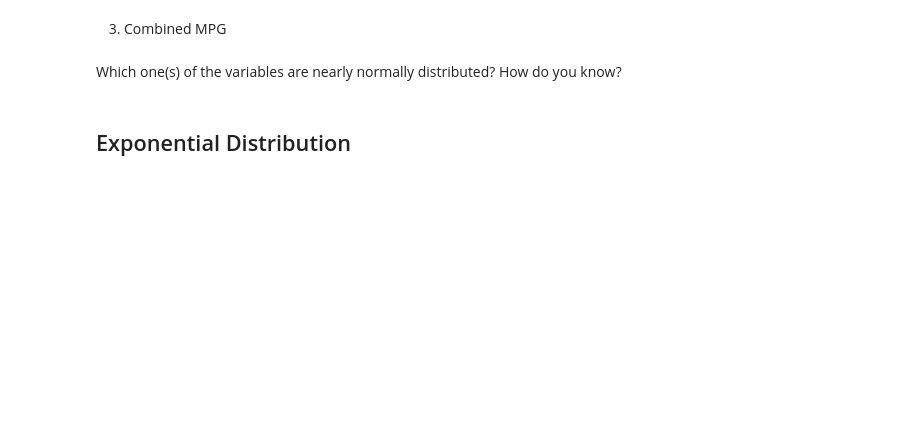
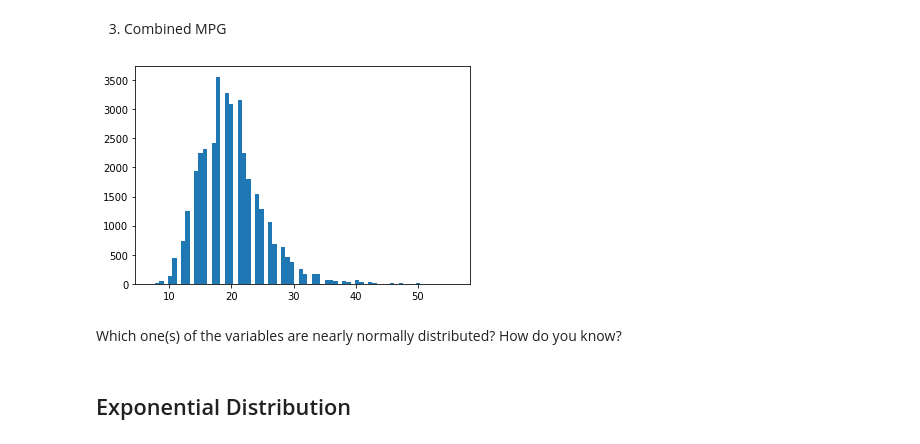
Before and after one commit to ironhack-datalabs/datamad0620, a Jupyter notebook: module-2/lab-continuous-probability-distribution/your-code/main.ipynb, the cells around one changed output. Cells and saved outputs as stored; diff of their text form; code cells hidden in the pictures; blank space fills up the shorter version.

```diff
--- a/module-2/lab-continuous-probability-distribution/your-code/main.ipynb
+++ b/module-2/lab-continuous-probability-distribution/your-code/main.ipynb
@@ -110,6 +132,9 @@ Then plot the histograms for the following variables:
 3. Combined MPG
 # %%
 # your code here
+plt.hist('Combined MPG',data=df, bins=70);
+# %% [output]
+[figure, added]
 # %% [markdown]
 Which one(s) of the variables are nearly normally distributed? How do you know?
 # %%
```
Also changed, not shown: parts of 15 cells of this notebook.
